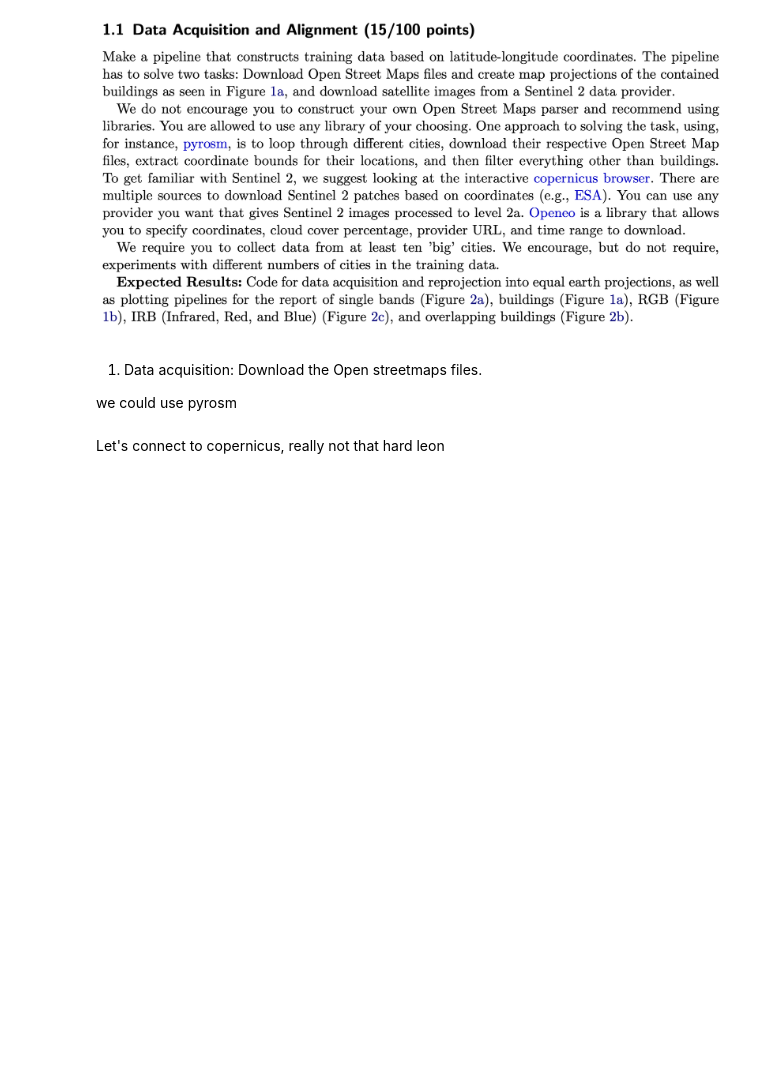
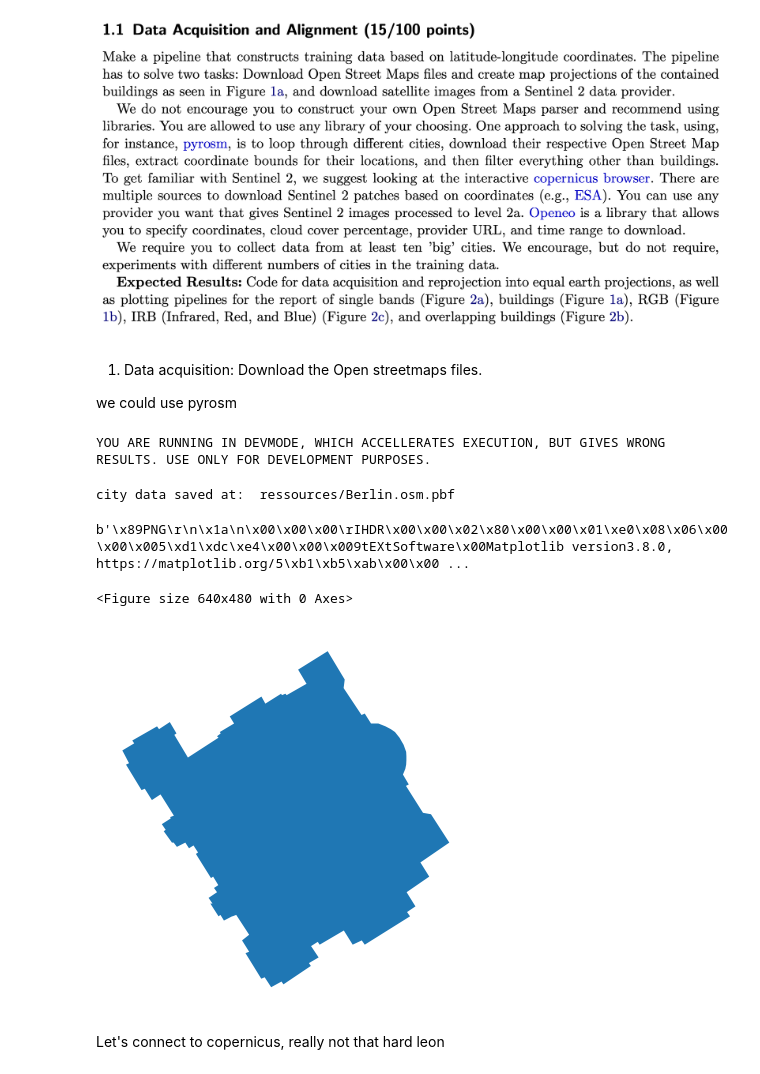
Before and after one commit to philippweinmann/amls, a Jupyter notebook: main.ipynb, the cells around one changed output. Cells and saved outputs as stored; diff of their text form; code cells hidden in the pictures; blank space fills up the shorter version.

Commit message:
added devmode to be able to run the notebook faster for osm as well. Also lots of refactoring

```diff
--- a/main.ipynb
+++ b/main.ipynb
@@ -21,3 +20,16 @@ devmode = False
+# %%
+# if devmode is true, then no files are downloaded and a local one will be used instead.
+# The showcases will not reflect the actual coordinate inputs obviously.
+devmode = False
+if devmode:
+    print("YOU ARE RUNNING IN DEVMODE,"
+          + " WHICH ACCELLERATES EXECUTION, BUT GIVES WRONG RESULTS. USE ONLY FOR DEVELOPMENT PURPOSES.")
+
+ressource_path = Path("ressources/")
+dev_mode_osm_fp = Path("ressources/Berlin.osm.pbf")
+output_path = Path("output/")
+# %% [output]
+YOU ARE RUNNING IN DEVMODE, WHICH ACCELLERATES EXECUTION, BUT GIVES WRONG RESULTS. USE ONLY FOR DEVELOPMENT PURPOSES.
 # %%
 # W, S, E, N
 accuracy_test_coordinates = [13.294333, 52.454927, 13.500205, 52.574409]
@@ -25,4 +36,15 @@ accuracy_test_coordinates = [13.294333, 52.454927, 13.500205, 52.574409]
 bDomCoordinates = [13.399968, 52.518366, 13.402065, 52.519740]
+# %%
+def get_city_data(city_name: str, save_locally = False):
+    if devmode:
+        fp = str(dev_mode_osm_fp)
+    elif save_locally:
+        fp = pyrosm.get_data(city_name, directory=ressource_path)
+    else:
+        fp = pyrosm.get_data(city_name)
+
+    # only returning the fp, because if we convert to building we do not want to convert the entirety of the city.
+    return fp
 # %%
 # List of cities
 # TODO add more cities
@@ -31,35 +53,34 @@ available_cities = sources.cities.available
 
 # Let's start with a single city at the beginning:
 temp_city = "Berlin"
-fp = pyrosm.get_data(temp_city)
-print(fp)
 
-# some way to parse the object
-osm = pyrosm.OSM(fp)
+# set save_locally to true to save the pbf file to use the dev_mode accelleration.
+city_data_fp = get_city_data(temp_city,save_locally=False)
 
-# See the type
-print("Type of 'osm' instance: ", type(osm))
+print("city data saved at: ", city_data_fp)
+# %% [output]
+city data saved at:  ressources/Berlin.osm.pbf
 # %%
-def get_building_plot(fp, bounding_box):
-    osm = pyrosm.OSM(fp, bounding_box=bounding_box)
+def get_building_plot(city_data_fp, bounding_box):
+    osm = pyrosm.OSM(city_data_fp, bounding_box)
     buildings = osm.get_buildings()
-
-
-    print(type(buildings))
-
 
     fig = plt.figure(frameon=False)
     buildings.plot()
     plt.axis('off')
 
     # Save to in-memory buffer
     file_buffer = BytesIO()
     fig.savefig(file_buffer, )
     fig.savefig(file_buffer, format='png', bbox_inches='tight',transparent=True, pad_inches=0)
 
     # TODO do I need to close something??
 
     return file_buffer
 
-building_buffer = get_building_plot(fp, bDomCoordinates)
+building_buffer = get_building_plot(city_data_fp, bDomCoordinates)
 display(building_buffer.getvalue())
+# %% [output]
+b'\x89PNG\r\n\x1a\n\x00\x00\x00\rIHDR\x00\x00\x02\x80\x00\x00\x01\xe0\x08\x06\x00\x00\x005\xd1\xdc\xe4\x00\x00\x009tEXtSoftware\x00Matplotlib version3.8.0, https://matplotlib.org/5\xb1\xb5\xab\x00\x00 ...
+<Figure size 640x480 with 0 Axes>
+[figure, added]
```
Also changed, not shown: parts of 7 cells of this notebook, 1 other file.
